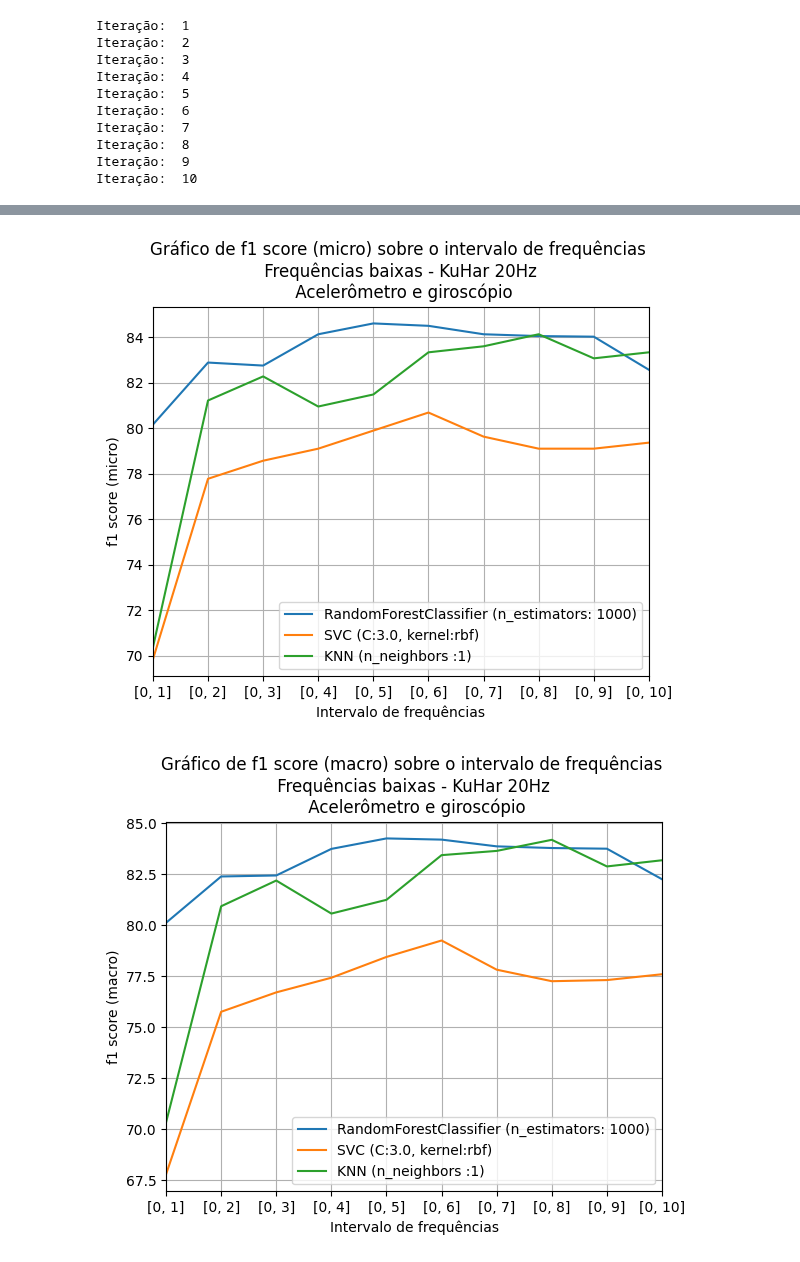
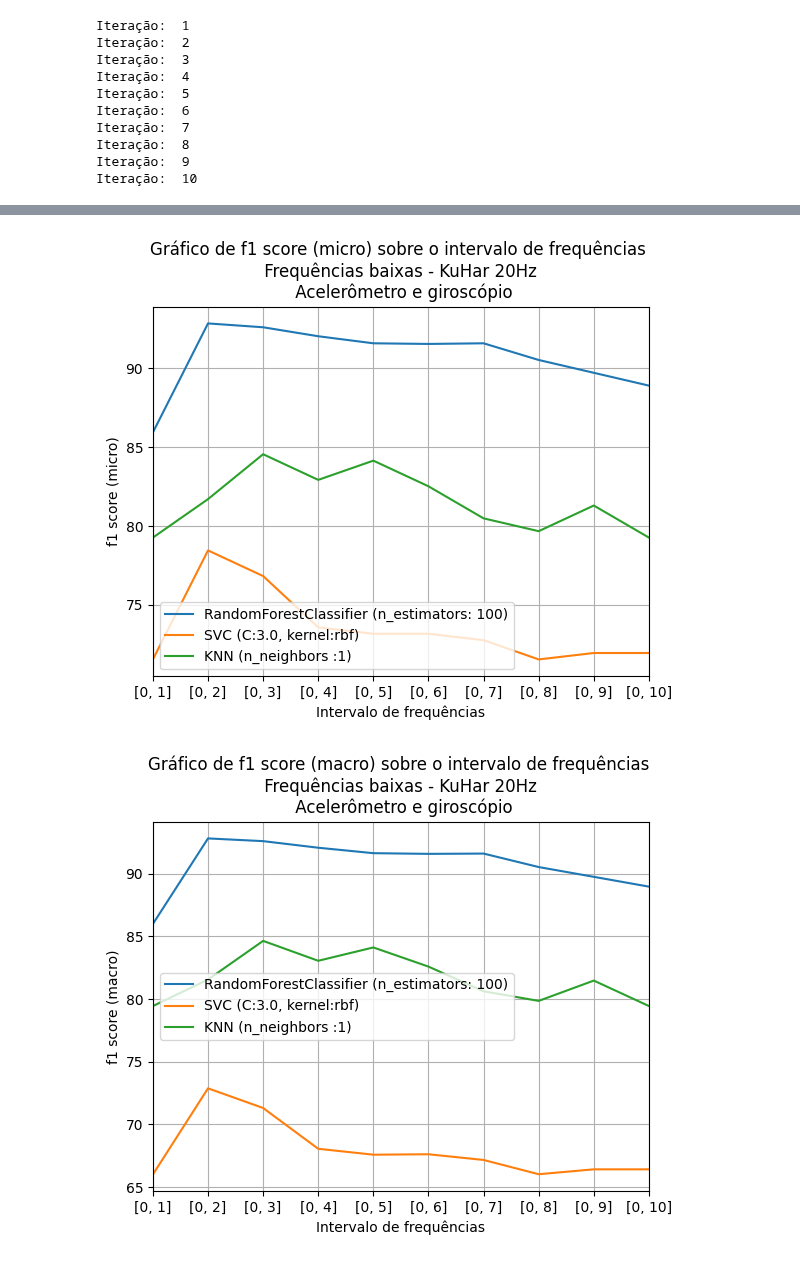
Before and after one commit to otavioon/librep-hiaac, a Jupyter notebook: experiments/removing-frequencies/KuHar/Experiments_KuHar_20Hz_removing_high_frequencies.ipynb, the cells around one changed output, grey strips where cells are left out. Cells and saved outputs as stored; diff of their text form; code cells hidden in the pictures.

```diff
--- a/experiments/removing-frequencies/KuHar/Experiments_KuHar_20Hz_removing_high_frequencies.ipynb
+++ b/experiments/removing-frequencies/KuHar/Experiments_KuHar_20Hz_removing_high_frequencies.ipynb
@@ -162,20 +93,17 @@ reporter = ClassificationReport(use_accuracy=True, use_f1_score=True, use_classi
 experiment = SimpleTrainEvalWorkflow(estimator=RandomForestClassifier, estimator_creation_kwags ={'n_estimators':100} , do_not_instantiate=False, do_fit=True, evaluator=reporter)
 multi_run_experiment = MultiRunWorkflow(workflow=experiment, num_runs=10, debug=False)
 # %%
+results_rf = []
+
 k = 1
-results_rf = []
 while(k <= fs_cut):
-    num_features = num_per_frequency*k
+    frequencies_to_remove = [i for i in range(k*num_per_frequency, fs_cut*num_per_frequency)]
 
-    features = []
-    for i in range(num_windows):
-        for j in range(num_features):
-            features.append(train_fft.window_names[i]+'-{}'.format(j)) # Rename the features name
+    frequencies_transform = RemoveFrequencies(interval=frequencies_to_remove)
+    transformer = TransformMultiModalDataset(transforms=[frequencies_transform])
 
-    train_fft_reduced = remove_high_frequencies(train_fft, num_windows, num_per_slices, features,
-                                               num_features)
-    test_fft_reduced = remove_high_frequencies(test_fft, num_windows, num_per_slices, features,
-                                              num_features)
+    train_fft_reduced = transformer(train_fft)
+    test_fft_reduced = transformer(test_fft)
 
     result = multi_run_experiment(train_fft_reduced, test_fft_reduced)
     results_rf.append(result)
@@ -236,22 +160,18 @@ Iteração:  10
 from librep.estimators import KNeighborsClassifier
 
 experiment = SimpleTrainEvalWorkflow(estimator=KNeighborsClassifier, estimator_creation_kwags ={'n_neighbors' :1} , do_not_instantiate=False, do_fit=True, evaluator=reporter)
-multi_run_experiment = MultiRunWorkflow(workflow=experiment, num_runs=10, debug=False)
+multi_run_experiment = MultiRunWorkflow(workflow=experiment, num_runs=1, debug=False)
 
+results_knn = []
 k = 1
-results_knn = []
 while(k <= fs_cut):
-    num_features = num_per_frequency*k
+    frequencies_to_remove = [i for i in range(k*num_per_frequency, fs_cut*num_per_frequency)]
 
-    features = []
-    for i in range(num_windows):
-        for j in range(num_features):
-            features.append(train_fft.window_names[i]+'-{}'.format(j)) # Rename the features name
+    frequencies_transform = RemoveFrequencies(interval=frequencies_to_remove)
+    transformer = TransformMultiModalDataset(transforms=[frequencies_transform])
 
-    train_fft_reduced = remove_high_frequencies(train_fft, num_windows, num_per_slices, features,
-                                               num_features)
-    test_fft_reduced = remove_high_frequencies(test_fft, num_windows, num_per_slices, features,
-                                              num_features)
+    train_fft_reduced = transformer(train_fft)
+    test_fft_reduced = transformer(test_fft)
 
     result = multi_run_experiment(train_fft_reduced, test_fft_reduced)
     results_knn.append(result)
@@ -302,11 +222,11 @@ for metric in metrics:
                 value_rf = results_rf[i]['runs'][j]['result'][0][metric]
                 score_rf.append(100*value_rf)
 
-                value_svc = results_svc[i]['runs'][j]['result'][0][metric]
-                score_svc.append(100*value_svc)
+            value_svc = results_svc[i]['runs'][0]['result'][0][metric]
+            score_svc.append(100*value_svc)
 
-                value_knn = results_knn[i]['runs'][j]['result'][0][metric]
-                score_knn.append(100*value_knn)
+            value_knn = results_knn[i]['runs'][0]['result'][0][metric]
+            score_knn.append(100*value_knn)
 
             scores_rf[metric].append(score_rf)
             scores_rf_average[metric].append(np.mean(score_rf))
@@ -318,7 +238,7 @@ for metric in metrics:
             scores_knn_average[metric].append(np.mean(score_knn))
 
 classifiers = {
-    'RandomForestClassifier (n_estimators: 1000)' : scores_rf_average,
+    'RandomForestClassifier (n_estimators: 100)' : scores_rf_average,
     'SVC (C:3.0, kernel:rbf)' : scores_svc_average,
     'KNN (n_neighbors :1)' : scores_knn_average
 }
@@ -334,2 +254,2 @@ for metric in metrics:
-[figure, old version]
+[figure, new version]
-[figure, old version]
+[figure, new version]
```
Also changed, not shown: parts of 14 cells of this notebook, 26 other files.
